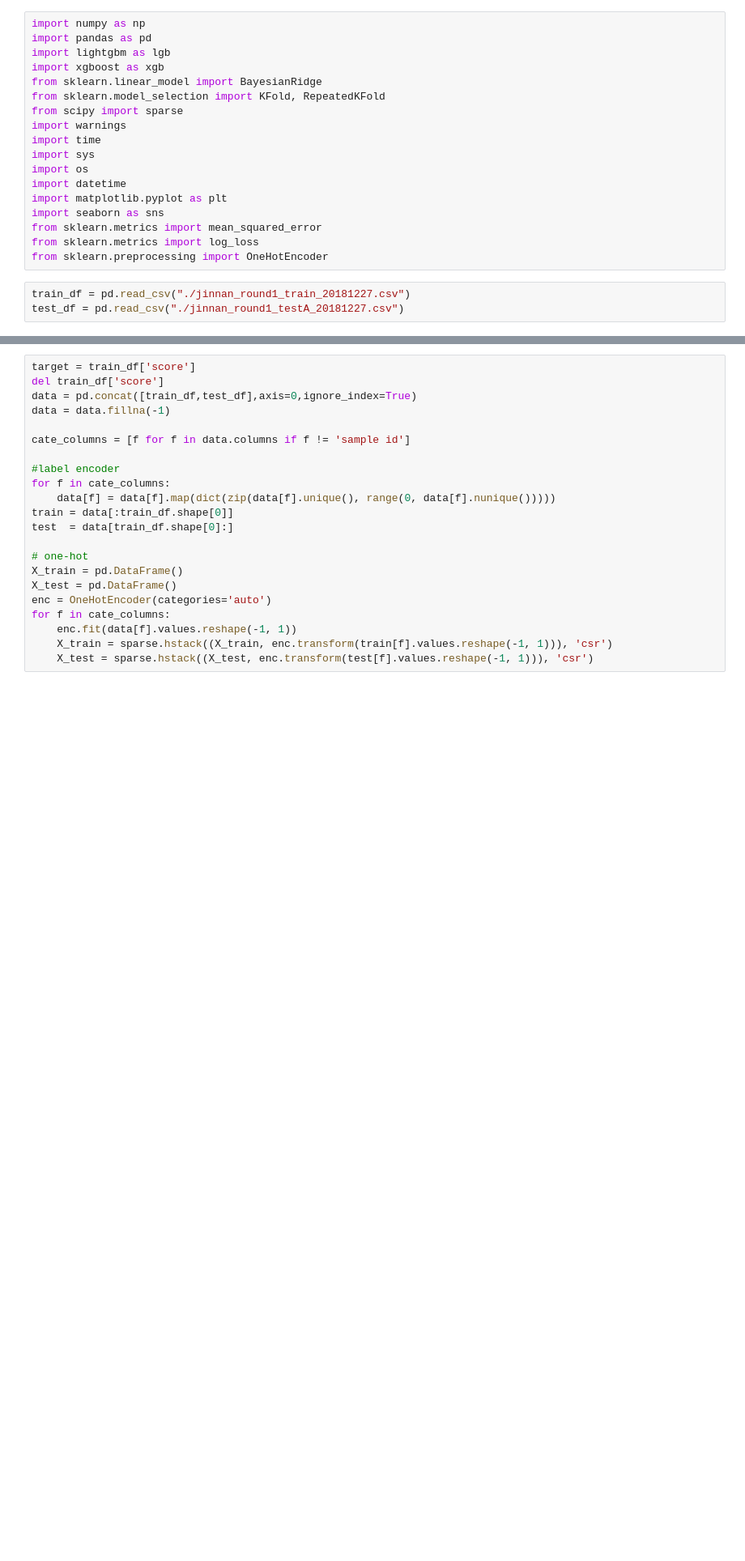
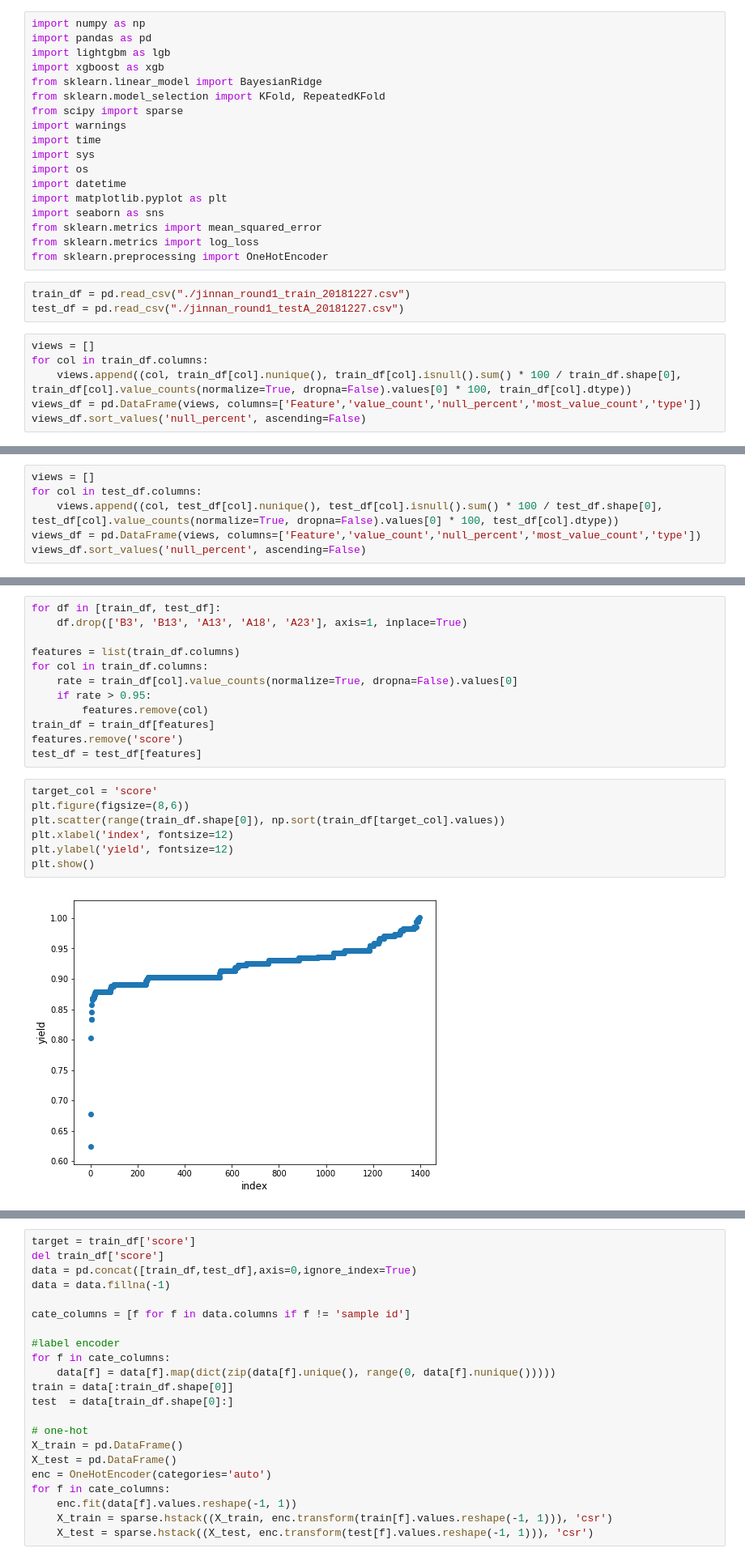
Before and after one commit to yarntime/machine-learning, a Jupyter notebook: tianchi/jinnan.ipynb, the cells around one changed output, grey strips where cells are left out. Shown at 81% size. Cells and saved outputs as stored; diff of their text form; blank space fills up the shorter version.

```diff
--- a/tianchi/jinnan.ipynb
+++ b/tianchi/jinnan.ipynb
@@ -19,3 +19,9 @@ from sklearn.preprocessing import OneHotEncoder
 # %%
 train_df = pd.read_csv("./jinnan_round1_train_20181227.csv")
 test_df = pd.read_csv("./jinnan_round1_testA_20181227.csv")
+# %%
+views = []
+for col in train_df.columns:
+    views.append((col, train_df[col].nunique(), train_df[col].isnull().sum() * 100 / train_df.shape[0], train_df[col].value_counts(normalize=True, dropna=False).values[0] * 100, train_df[col].dtype))
+views_df = pd.DataFrame(views, columns=['Feature','value_count','null_percent','most_value_count','type'])
+views_df.sort_values('null_percent', ascending=False)
@@ -21,0 +46,6 @@ test_df = pd.read_csv("./jinnan_round1_testA_20181227.csv")
+# %%
+views = []
+for col in test_df.columns:
+    views.append((col, test_df[col].nunique(), test_df[col].isnull().sum() * 100 / test_df.shape[0], test_df[col].value_counts(normalize=True, dropna=False).values[0] * 100, test_df[col].dtype))
+views_df = pd.DataFrame(views, columns=['Feature','value_count','null_percent','most_value_count','type'])
+views_df.sort_values('null_percent', ascending=False)
@@ -21,0 +70,21 @@ test_df = pd.read_csv("./jinnan_round1_testA_20181227.csv")
+# %%
+for df in [train_df, test_df]:
+    df.drop(['B3', 'B13', 'A13', 'A18', 'A23'], axis=1, inplace=True)
+
+features = list(train_df.columns)
+for col in train_df.columns:
+    rate = train_df[col].value_counts(normalize=True, dropna=False).values[0]
+    if rate > 0.95:
+        features.remove(col)
+train_df = train_df[features]
+features.remove('score')
+test_df = test_df[features]
+# %%
+target_col = 'score'
+plt.figure(figsize=(8,6))
+plt.scatter(range(train_df.shape[0]), np.sort(train_df[target_col].values))
+plt.xlabel('index', fontsize=12)
+plt.ylabel('yield', fontsize=12)
+plt.show()
+# %% [output]
+[figure, added]
```
Also changed, not shown: parts of 12 cells of this notebook, 1 other file.
